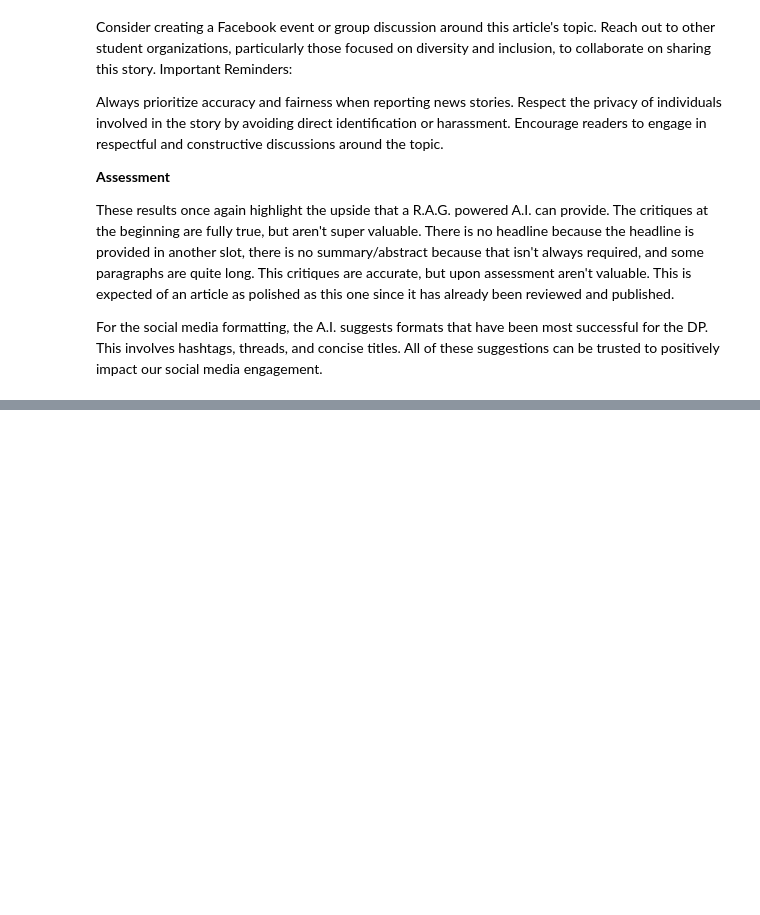
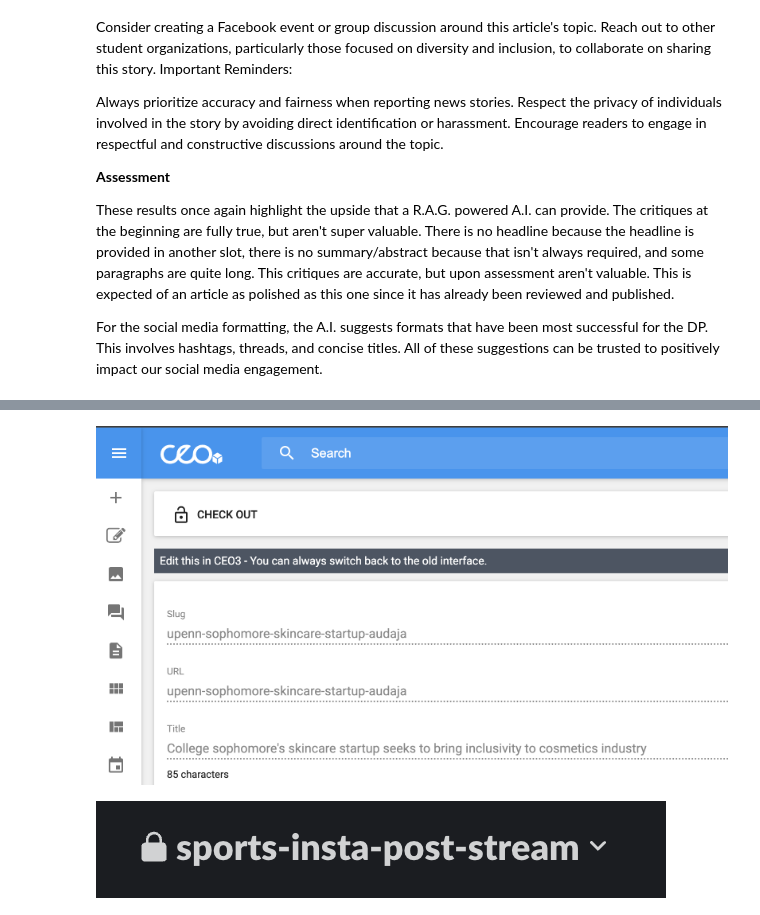
Before and after one commit to jason-saito/DP_SEO_TOOL, a Jupyter notebook: Pathways.ipynb, the cells around one changed output, grey strips where cells are left out. Cells and saved outputs as stored; diff of their text form; code cells hidden in the pictures; blank space fills up the shorter version.

```diff
--- a/Pathways.ipynb
+++ b/Pathways.ipynb
@@ -87,0 +97,14 @@ For the social media formatting, the A.I. suggests formats that have been most s
+# %%
+from IPython.display import Image
+
+# Display the image
+Image('image2.png')
+# %% [output]
+[figure, added]
+# %%
+from IPython.display import Image
+
+# Display the image
+Image('image3.png')
+# %% [output]
+[figure, added]
```
Also changed, not shown: parts of 2 cells of this notebook.
